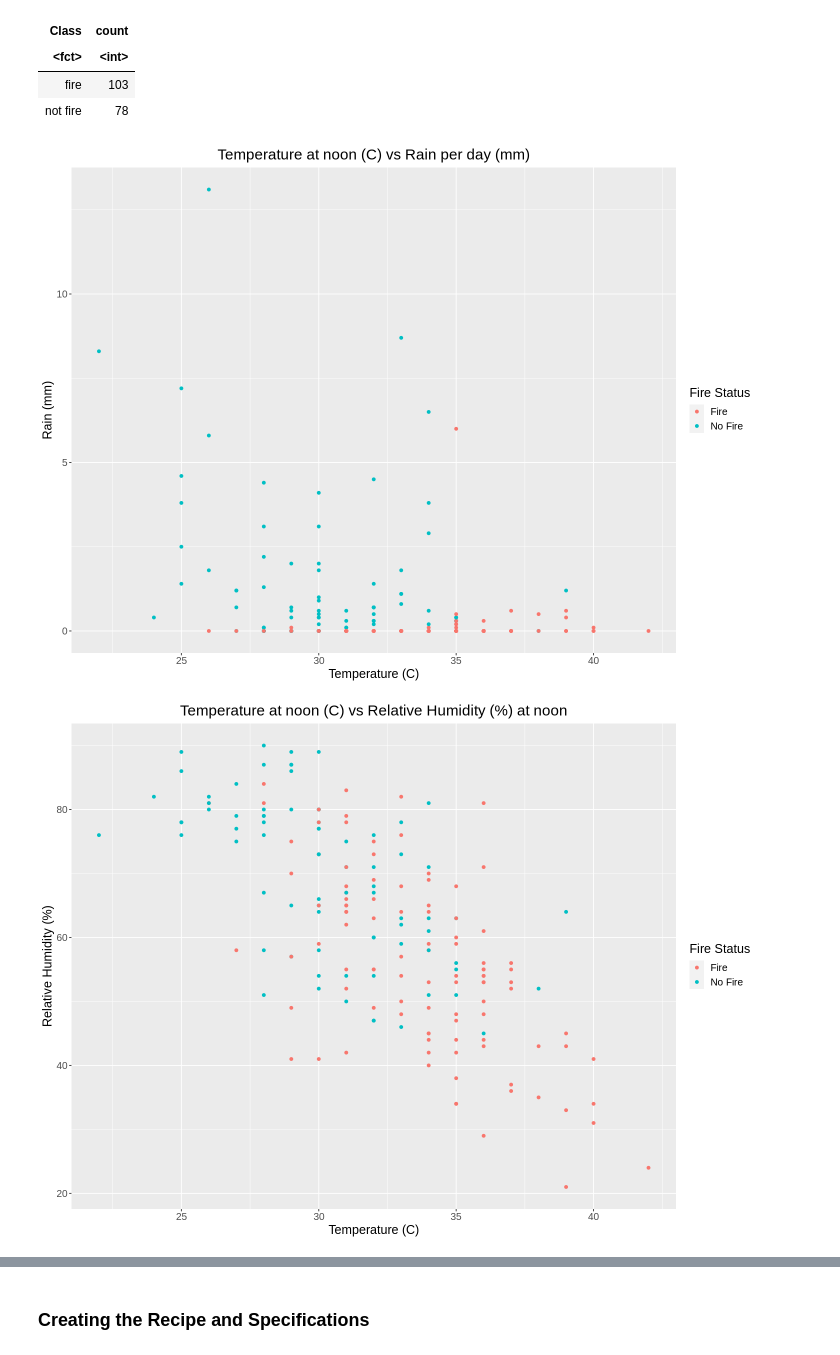
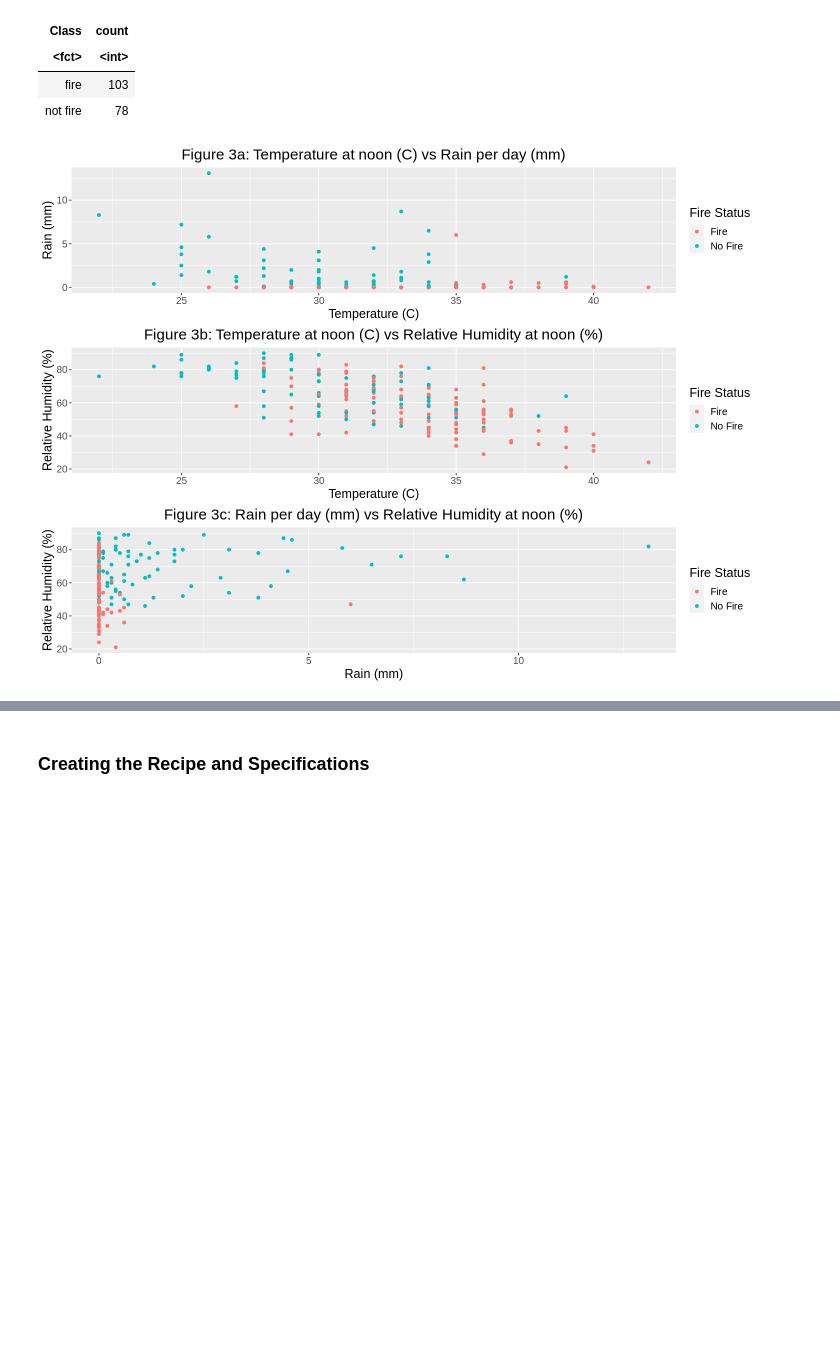
Before and after one commit to deckyblue/DSCI100_Final_Project, a Jupyter notebook: DSCI_project.ipynb, the cells around one changed output, grey strips where cells are left out. Saved outputs shown, nothing was run; the diff lists cells and outputs as text; code cells hidden in the pictures; blank space fills up the shorter version.

Commit message:
Dexter - Made superficial changes to the code
Suggestions are denoted by ### markings. These will be gone over by 1:30pm on Wednesday.

```diff
--- a/DSCI_project.ipynb
+++ b/DSCI_project.ipynb
@@ -227,35 +250,38 @@ A tibble: 2 × 2
 # %%
 options(repr.plot.width = 12, repr.plot.height = 9)
 
 temperature_rain_plot <- ggplot(forest_fire_train, aes(x = Temperature, y = Rain, colour = Class)) + #training set, not whole dataset
   geom_point() +
   labs(x = "Temperature (C)", y = "Rain (mm)", colour = "Fire Status") +
-  ggtitle("Temperature at noon (C) vs Rain per day (mm)") +
+  ggtitle("Figure 3a: Temperature at noon (C) vs Rain per day (mm)") +
   theme(plot.title = element_text(hjust = 0.5)) +
   theme(text = element_text(size = 15)) +
   scale_color_discrete(labels = c("Fire", "No Fire", "Unknown")) #no unknowns though
-temperature_rain_plot
+# temperature_rain_plot
 
 temperature_relative_humidity_plot <- ggplot(forest_fire_train, aes(x = Temperature, y = RH, colour = Class)) + #training set, not whole dataset
   geom_point() +
   labs(x = "Temperature (C)", y = "Relative Humidity (%)", colour = "Fire Status") +
-  ggtitle("Temperature at noon (C) vs Relative Humidity (%) at noon") +
+  ggtitle("Figure 3b: Temperature at noon (C) vs Relative Humidity at noon (%)") +
   theme(plot.title = element_text(hjust = 0.5)) +
   theme(text = element_text(size = 15)) +
   scale_color_discrete(labels = c("Fire", "No Fire", "Unknown"))
-temperature_relative_humidity_plot
+# temperature_relative_humidity_plot
 
 rain_relative_humidity_plot <- ggplot(forest_fire_train, aes(x = Rain, y = RH, colour = Class)) + #training set, not whole dataset
   geom_point() +
   labs(x = "Rain (mm)", y = "Relative Humidity (%)", colour = "Fire Status") +
-  ggtitle("Rain per day (mm) vs Relative Humidity (%) at noon") +
+  ggtitle("Figure 3c: Rain per day (mm) vs Relative Humidity at noon (%)") +
   theme(plot.title = element_text(hjust = 0.5)) +
   theme(text = element_text(size = 15)) +
   scale_color_discrete(labels = c("Fire", "No Fire", "Unknown"))
-rain_relative_humidity_plot
+# rain_relative_humidity_plot
 
 #summarize training data
 #training data plot
+
+###we could make these plots side by side?
+grid.arrange(temperature_rain_plot, temperature_relative_humidity_plot, rain_relative_humidity_plot, ncol=1)
+# ?grid.arrange
 # %% [output]
-[figure, old version]
+[figure, new version]
-[figure, removed]
```
Also changed, not shown: parts of 20 cells of this notebook.
